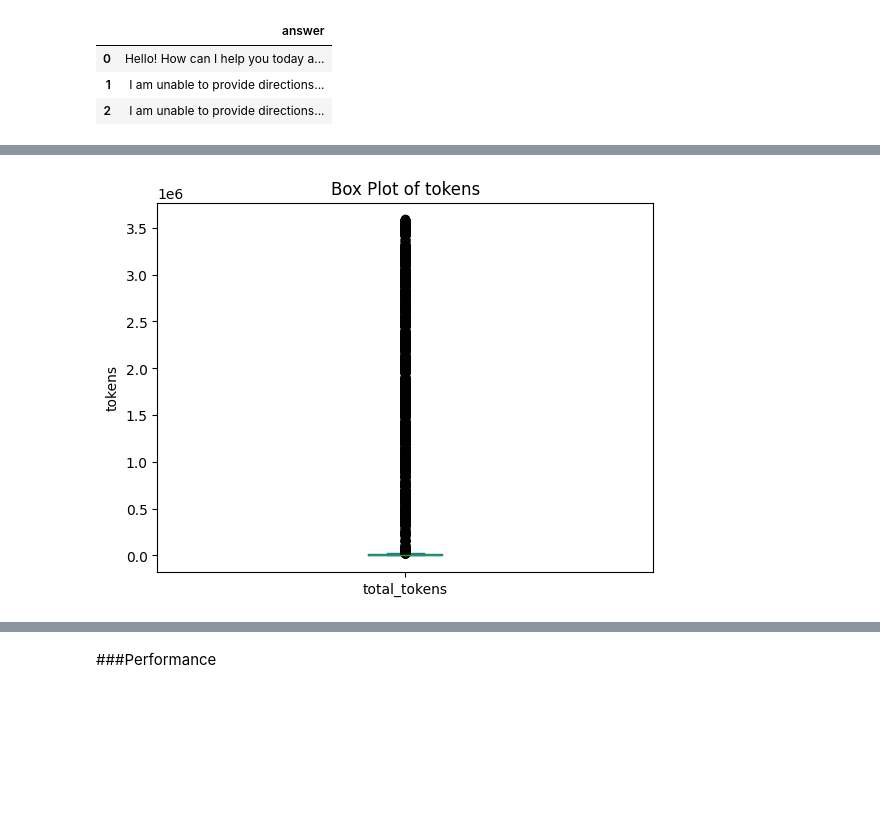
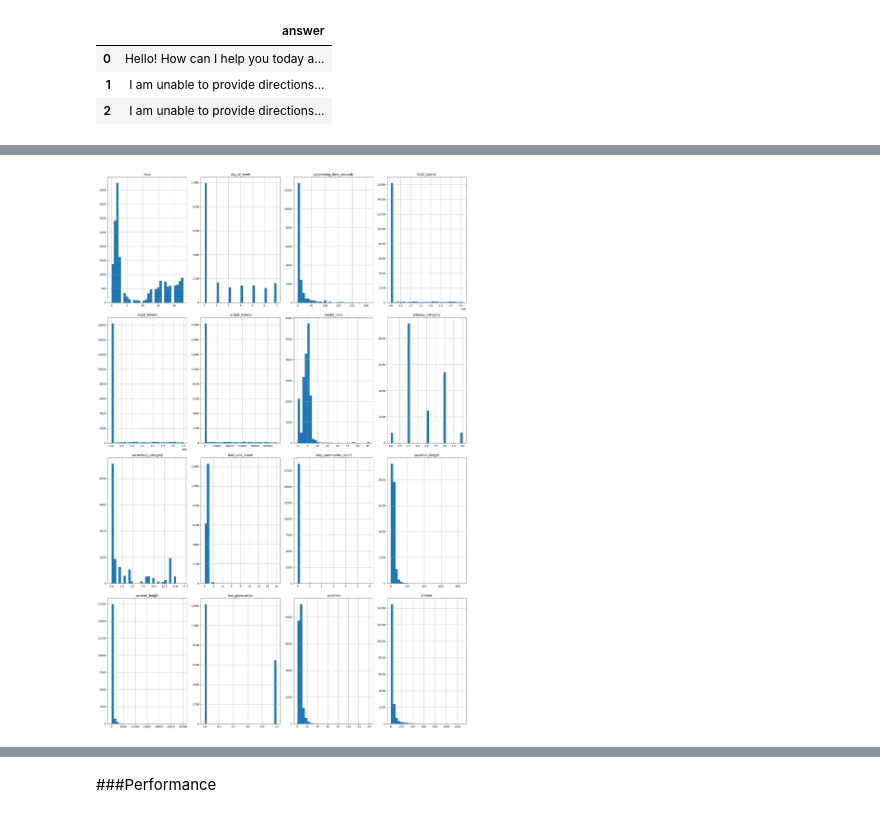
Before and after one commit to JuanReyesAn/Data-Science-Portfolio-C21, a Jupyter notebook: Sunny_Chatbot.ipynb, the cells around one changed output, grey strips where cells are left out. Cells and saved outputs as stored; diff of their text form; code cells hidden in the pictures; blank space fills up the shorter version.

```diff
--- a/Sunny_Chatbot.ipynb
+++ b/Sunny_Chatbot.ipynb
@@ -502,7 +549,0 @@ plt.show()
-# %%
-tokens_sorted['total_tokens'].plot(kind='box')
-plt.title('Box Plot of tokens')
-plt.ylabel('tokens')
-plt.show()
-# %% [output]
-[figure, removed]
@@ -510,0 +550,12 @@ plt.show()
+# %%
+
+numerical_cols = raw_data_c.select_dtypes(include=['int64', 'float64'])
+
+# 2. Plot all histograms automatically
+# (figsize width=20, height=30 gives them plenty of room to breathe)
+numerical_cols.hist(figsize=(20, 30), bins=30, layout=(-1, 4))
+
+plt.tight_layout()
+plt.show()
+# %% [output]
+[figure, added]
```
Also changed, not shown: parts of 20 cells of this notebook.
